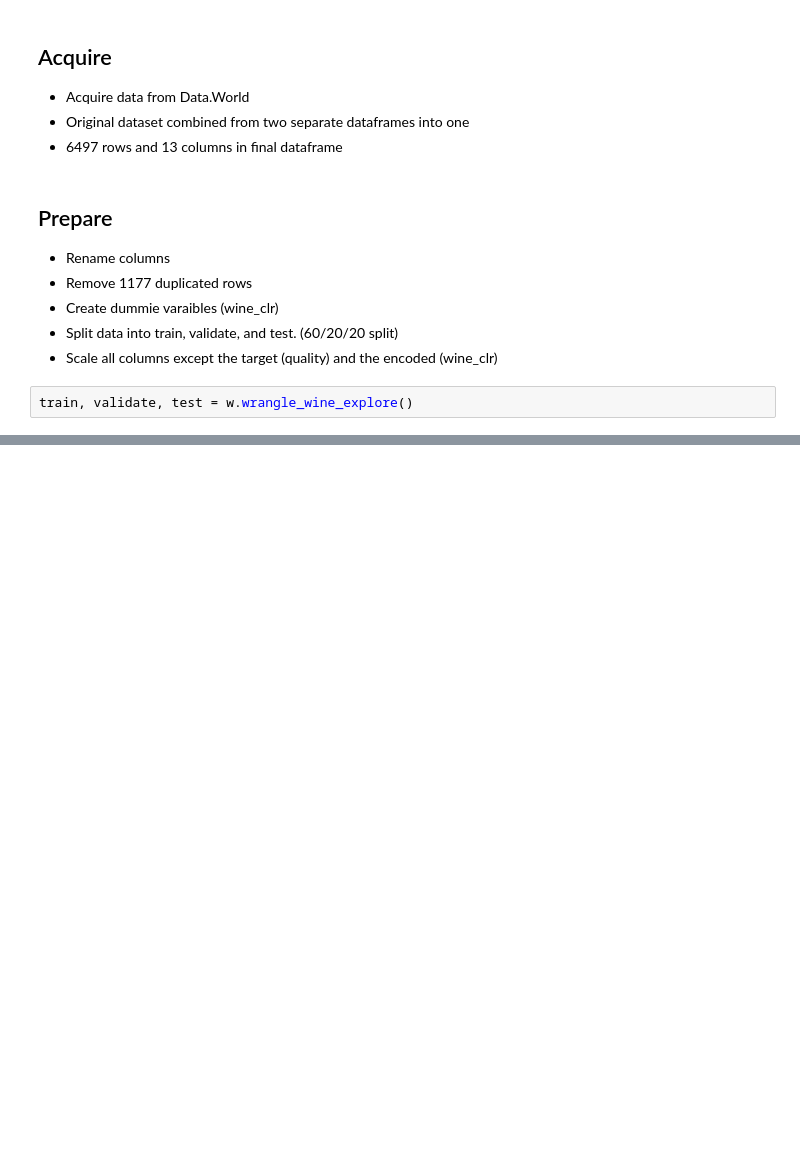
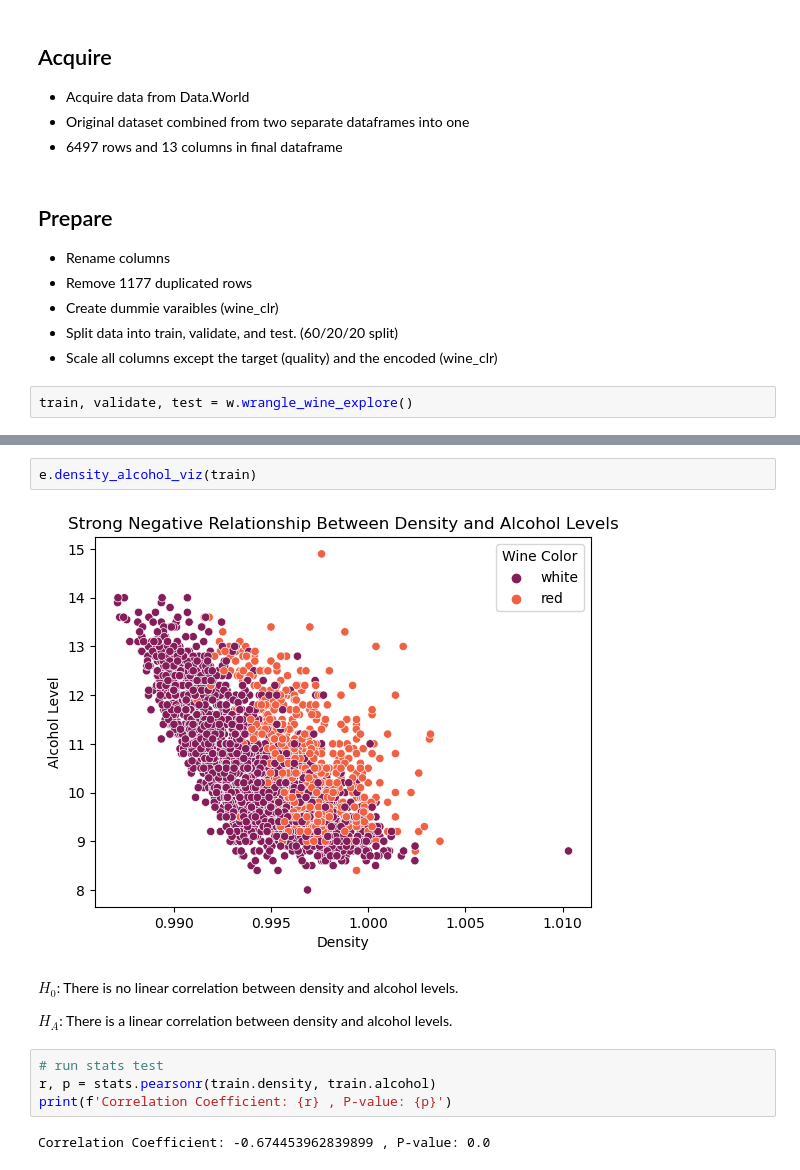
Before and after one commit to Codeup-Clustering-Project/wine_quality, a Jupyter notebook: final_report.ipynb, the cells around one changed output, grey strips where cells are left out. Saved outputs shown, nothing was run; the diff lists cells and outputs as text; blank space fills up the shorter version.

```diff
--- a/final_report.ipynb
+++ b/final_report.ipynb
@@ -61,0 +125,14 @@ train, validate, test = w.wrangle_wine_explore()
+# %%
+e.density_alcohol_viz(train)
+# %% [output]
+[figure, added]
+# %% [markdown]
+$H_0$: There is no linear correlation between density and alcohol levels.
+
+$H_A$: There is a linear correlation between density and alcohol levels.
+# %%
+# run stats test
+r, p = stats.pearsonr(train.density, train.alcohol)
+print(f'Correlation Coefficient: {r} , P-value: {p}')
+# %% [output]
+Correlation Coefficient: -0.674453962839899 , P-value: 0.0
```
Also changed, not shown: parts of 23 cells of this notebook.
